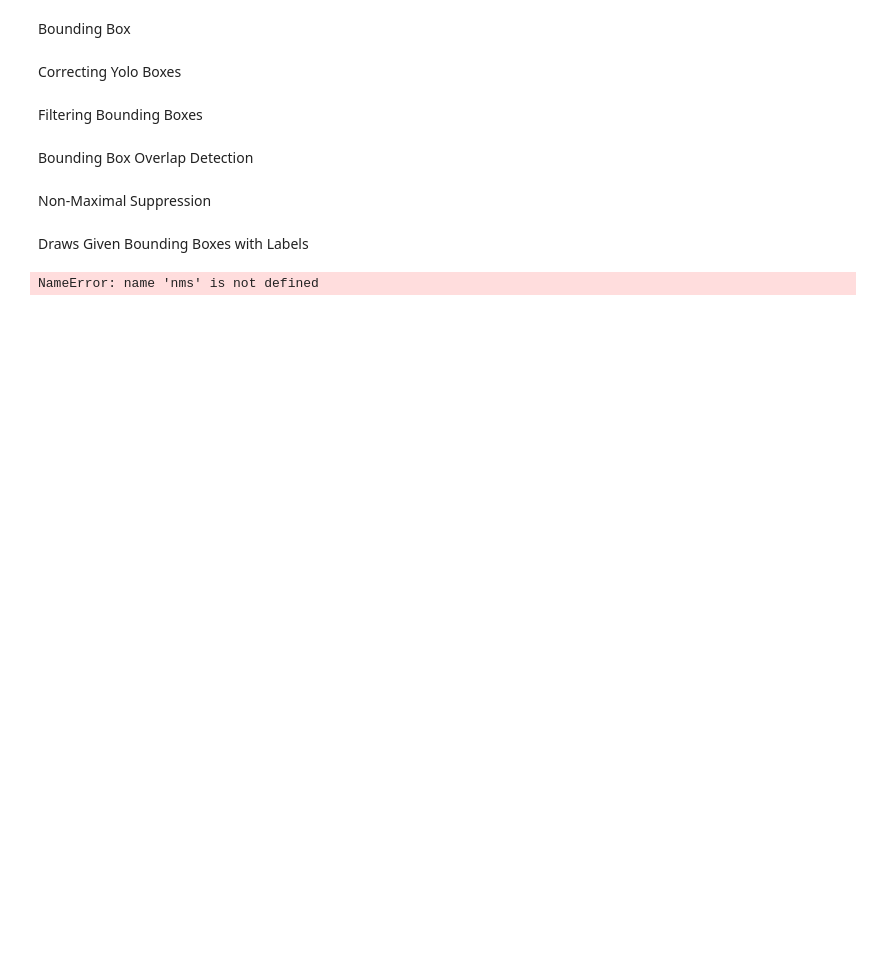
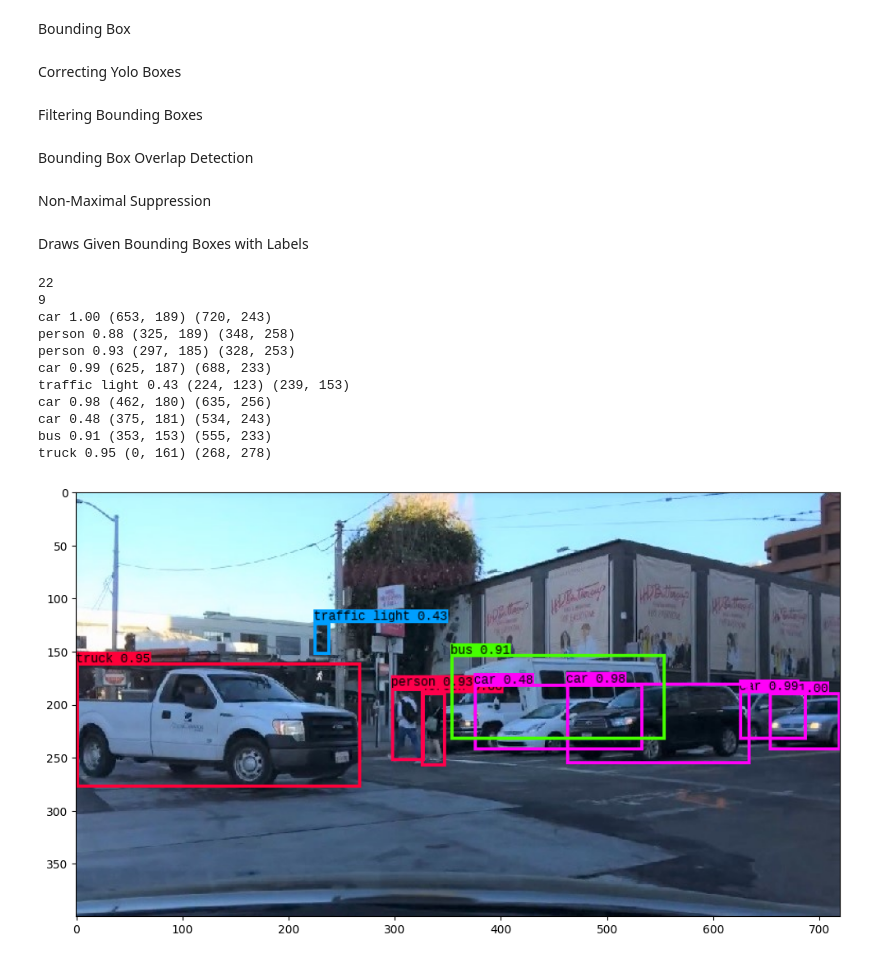
Before and after one commit to MadhanM123/AutomobileDetection, a Jupyter notebook: cardetect.ipynb, the cells around one changed output. Saved outputs shown, nothing was run; the diff lists cells and outputs as text; code cells hidden in the pictures; blank space fills up the shorter version.

```diff
--- a/cardetect.ipynb
+++ b/cardetect.ipynb
@@ -38,3 +40,14 @@ anchors = [[[116,90], [156,198], [373,326]], [[30,61], [62,45], [59,119]], [[10,
+# %%
+lbls = ["person", "bicycle", "car", "motorbike", "aeroplane", "bus", "train", "truck", \
+              "boat", "traffic light", "fire hydrant", "stop sign", "parking meter", "bench", \
+              "bird", "cat", "dog", "horse", "sheep", "cow", "elephant", "bear", "zebra", "giraffe", \
+              "backpack", "umbrella", "handbag", "tie", "suitcase", "frisbee", "skis", "snowboard", \
+              "sports ball", "kite", "baseball bat", "baseball glove", "skateboard", "surfboard", \
+              "tennis racket", "bottle", "wine glass", "cup", "fork", "knife", "spoon", "bowl", "banana", \
+              "apple", "sandwich", "orange", "broccoli", "carrot", "hot dog", "pizza", "donut", "cake", \
+              "chair", "sofa", "pottedplant", "bed", "diningtable", "toilet", "tvmonitor", "laptop", "mouse", \
+              "remote", "keyboard", "cell phone", "microwave", "oven", "toaster", "sink", "refrigerator", \
+              "book", "clock", "vase", "scissors", "teddy bear", "hair drier", "toothbrush"]
 # %% [markdown]
 Loading Image
 # %%
@@ -267,7 +281,7 @@ def nms(boxes_, nms_thresh, obj_thresh):
             for j in range(i + 1, len(sorted_index)):
                 ind_j = sorted_index[j]
 
-                if bound_box_overlap(boxes[ind_i, boxes[ind_j]] >= nms_thresh):
+                if bound_box_overlap(boxes[ind_i], boxes[ind_j]) >= nms_thresh:
                     boxes[ind_j].classes[c] = 0
 
     new_boxes = []
@@ -298,15 +349,33 @@ def draw_boxes(img_, boxes, labels):
 # %%
 obj_thresh = 0.4
 
 #Takes DarkNet outputted feature maps and returns predicted bounding boxes that have a hgiher objectness score than objectness threshold
 boxes = decode_netout(yolo_output, obj_thresh, anchors, img_h, img_w, net_h, net_w)
+print(len(boxes))
 
 nms_thresh = 0.45
 
 #Uses non-maximal suppression to remove all bounding boxes that have a higher-than-threshold overlap with other better bounding boxes
 boxes = nms(boxes, nms_thresh, obj_thresh)
+print(len(boxes))
 
 #Draws valid bounding boxes
-img_det = draw_boxes(img_pil, boxes, labels)
+img_det = draw_boxes(img_pil, boxes, lbls)
+
+plt.figure(figsize=(12,12))
+plt.imshow(img_det)
+
+plt.show()
 # %% [output]
-NameError: name 'nms' is not defined
+22
+9
+car 1.00 (653, 189) (720, 243)
+person 0.88 (325, 189) (348, 258)
+person 0.93 (297, 185) (328, 253)
+car 0.99 (625, 187) (688, 233)
+traffic light 0.43 (224, 123) (239, 153)
+car 0.98 (462, 180) (635, 256)
+car 0.48 (375, 181) (534, 243)
+bus 0.91 (353, 153) (555, 233)
+truck 0.95 (0, 161) (268, 278)
+[figure, added]
```
Also changed, not shown: parts of 6 cells of this notebook.
